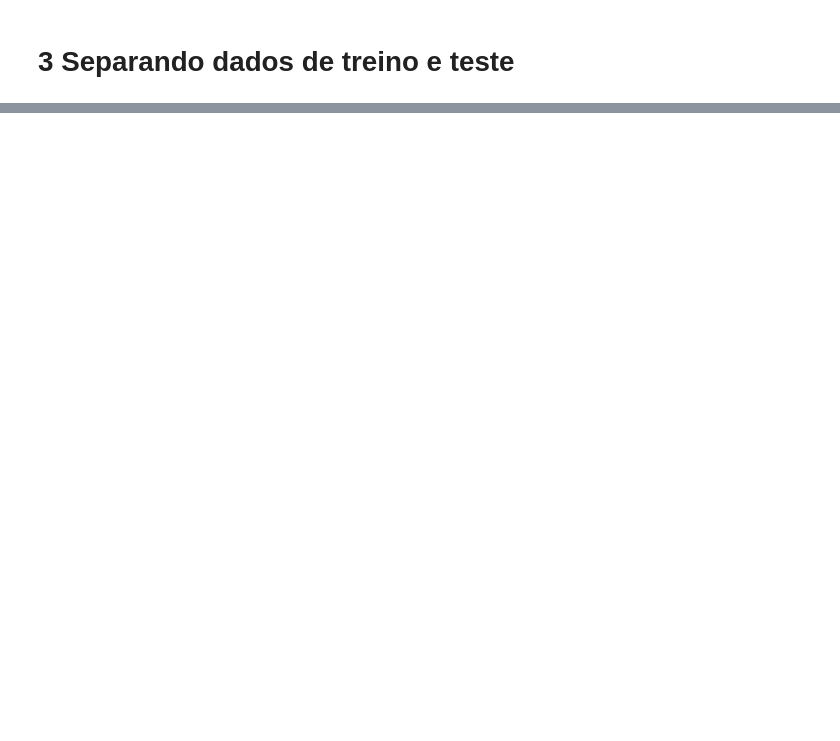
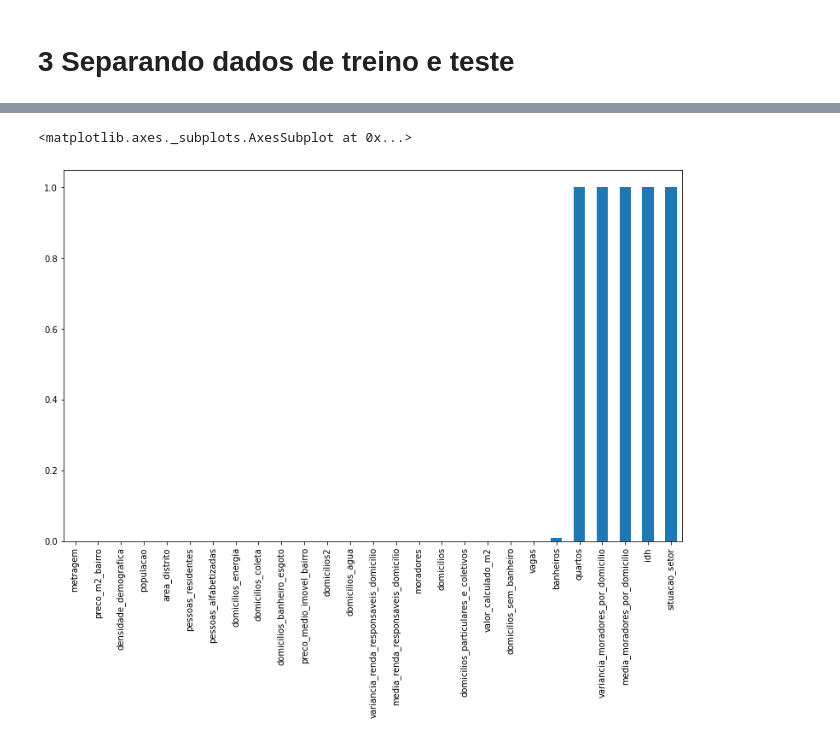
Before and after one commit to gustavor10silva/precificacao_imoveis, a Jupyter notebook: 4_modelo_de_regressao.ipynb, the cells around one changed output, grey strips where cells are left out. Drawn from its saved outputs; the diff is of its cells as text; code cells hidden in the pictures; blank space fills up the shorter version.

```diff
--- a/4_modelo_de_regressao.ipynb
+++ b/4_modelo_de_regressao.ipynb
@@ -355,0 +595,3 @@ df_results_random_forest.to_csv('/content/drive/MyDrive/Alura/imersao_dados4/df_
+# %%
+f_score = chi2(X_train.fillna(0), y_train)
+f_score
@@ -355,0 +613,4 @@ df_results_random_forest.to_csv('/content/drive/MyDrive/Alura/imersao_dados4/df_
+# %%
+p_values = pd.Series(f_score[1])
+p_values.index = X_train.columns
+p_values.sort_values(ascending = True)
@@ -355,0 +635,5 @@ df_results_random_forest.to_csv('/content/drive/MyDrive/Alura/imersao_dados4/df_
+# %%
+p_values.sort_values(ascending = True).plot.bar(figsize = (13,8))
+# %% [output]
+<matplotlib.axes._subplots.AxesSubplot at 0x...>
+[figure, added]
```
Also changed, not shown: parts of 138 cells of this notebook.
